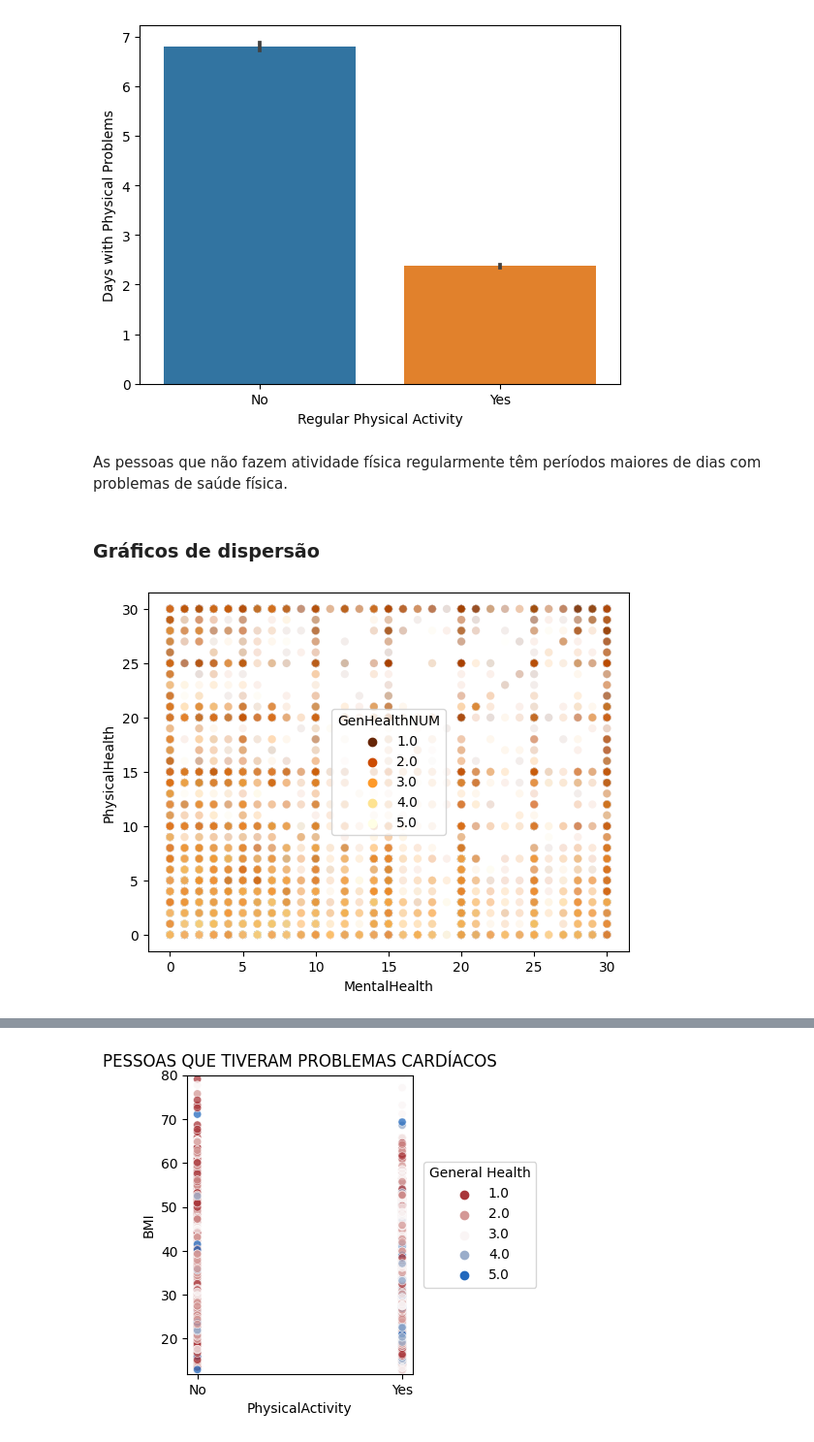
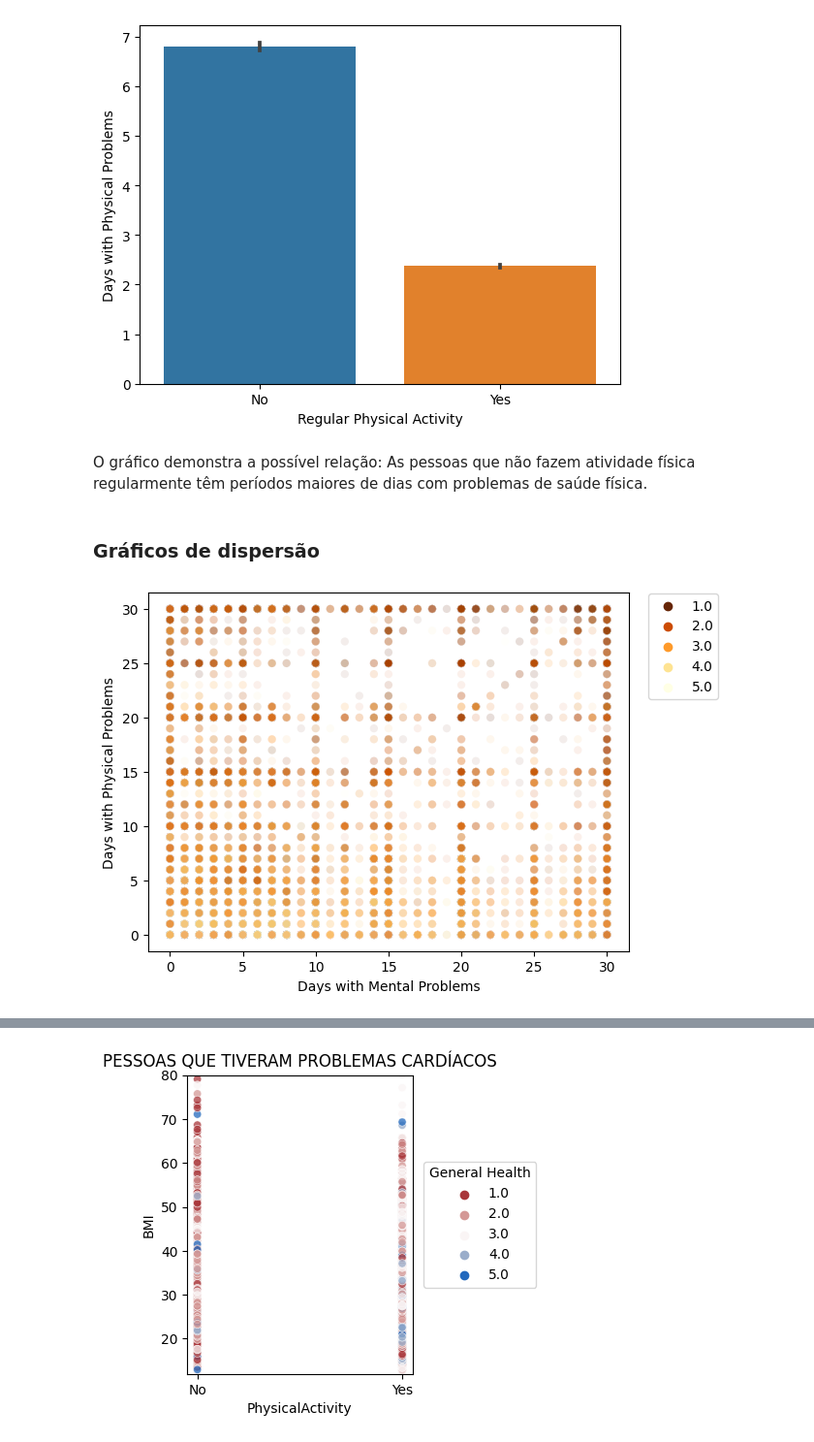
Before and after one commit to erlonL/Projeto-ICD, a Jupyter notebook: projeto.ipynb, the cells around one changed output, grey strips where cells are left out. Shown at 97% size. Saved outputs shown, nothing was run; the diff lists cells and outputs as text; code cells hidden in the pictures.

```diff
--- a/projeto.ipynb
+++ b/projeto.ipynb
@@ -382,11 +390,14 @@ plt.show()
 # %% [output]
 [figure]
 # %% [markdown]
-As pessoas que não fazem atividade física regularmente têm períodos maiores de dias com problemas de saúde física.
+O gráfico demonstra a possível relação: As pessoas que não fazem atividade física regularmente têm períodos maiores de dias com problemas de saúde física.
 # %% [markdown]
 ### Gráficos de dispersão
 # %%
 sns.scatterplot(data = df_numeric, x = "MentalHealth", y = "PhysicalHealth", alpha = 0.08, hue = "GenHealthNUM", palette = "YlOrBr_r")
+plt.legend(bbox_to_anchor = (1.2, 0.85), loc = 'right')
+plt.xlabel("Days with Mental Problems")
+plt.ylabel("Days with Physical Problems")
 plt.show()
 # %% [output]
-[figure, old version]
+[figure, new version]
```
Also changed, not shown: parts of 7 cells of this notebook.
